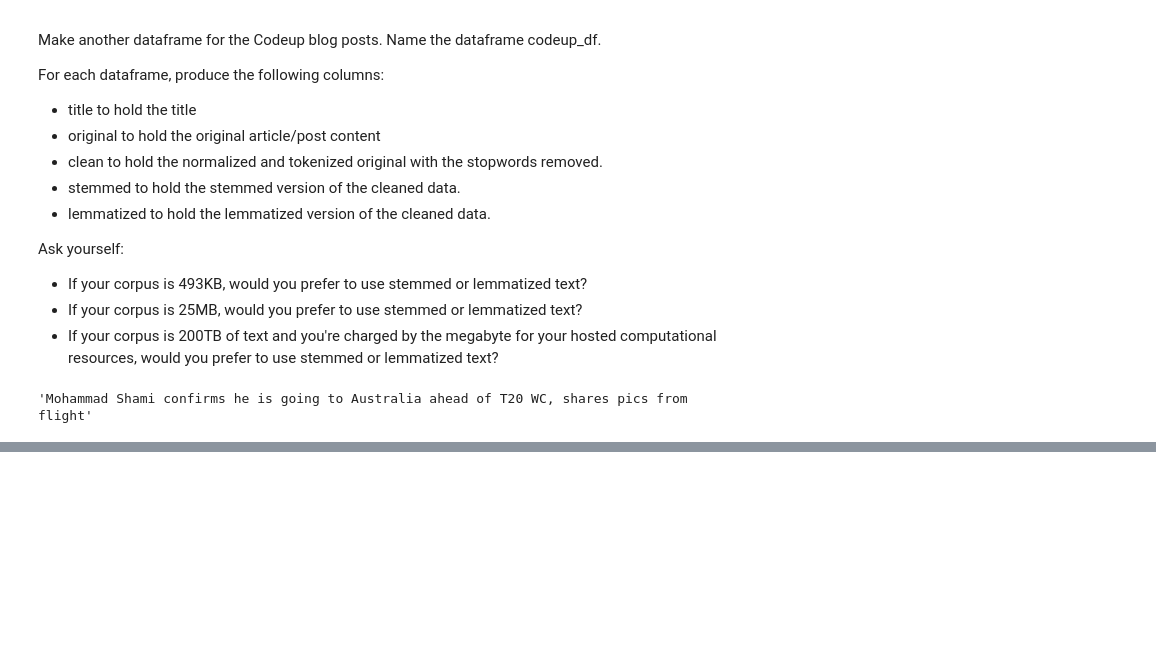
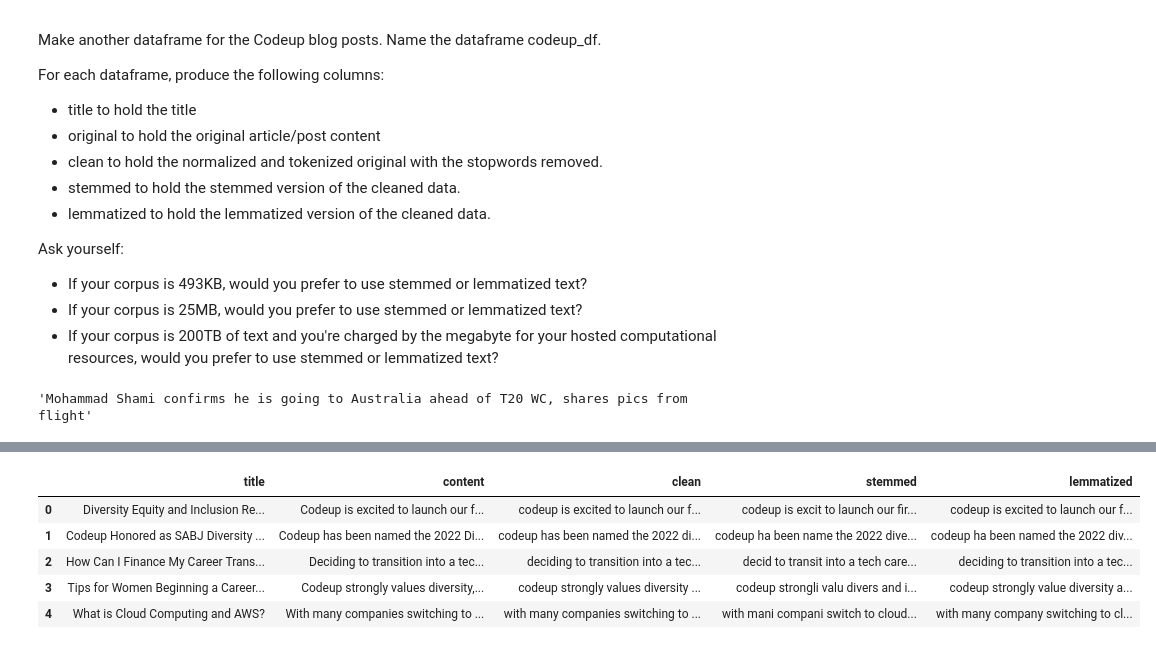
Before and after one commit to dashbringhurst/natural-language-processing-exercises, a Jupyter notebook: prepare.ipynb, the cells around one changed output, grey strips where cells are left out. Saved outputs shown, nothing was run; the diff lists cells and outputs as text; code cells hidden in the pictures; blank space fills up the shorter version.

```diff
--- a/prepare.ipynb
+++ b/prepare.ipynb
@@ -67,0 +219,2 @@ basic_clean(df.title[1])
+# %%
+codeup_df['stemmed'] = codeup_stem
@@ -67,0 +230,12 @@ basic_clean(df.title[1])
+# %%
+def lemmatize(string):
+    wnl = nltk.stem.WordNetLemmatizer()
+    lemlem = []
+    for item in string:
+        lems = [wnl.lemmatize(word) for word in item.split()]
+        article_lemmatized = ' '.join(lems)
+        lemlem.append(article_lemmatized)
+    return lemlem
+# %%
+codeup_lemmed = lemmatize(article)
+codeup_lemmed
@@ -67,0 +249,11 @@ basic_clean(df.title[1])
+# %%
+codeup_df['lemmatized'] = codeup_lemmed
+# %%
+codeup_df.head()
+# %% [output]
+|  | title | content | clean | stemmed | lemmatized |
+| 0 | Diversity Equity and Inclusion Re... | Codeup is excited to launch our f... | codeup is excited to launch our f... | codeup is excit to launch our fir... | codeup is excited to launch our f... |
+| 1 | Codeup Honored as SABJ Diversity ... | Codeup has been named the 2022 Di... | codeup has been named the 2022 di... | codeup ha been name the 2022 dive... | codeup ha been named the 2022 div... |
+| 2 | How Can I Finance My Career Trans... | Deciding to transition into a tec... | deciding to transition into a tec... | decid to transit into a tech care... | deciding to transition into a tec... |
+| 3 | Tips for Women Beginning a Career... | Codeup strongly values diversity,... | codeup strongly values diversity ... | codeup strongli valu divers and i... | codeup strongly value diversity a... |
+| 4 | What is Cloud Computing and AWS? | With many companies switching to ... | with many companies switching to ... | with mani compani switch to cloud... | with many company switching to cl... |
```
Also changed, not shown: parts of 52 cells of this notebook.
